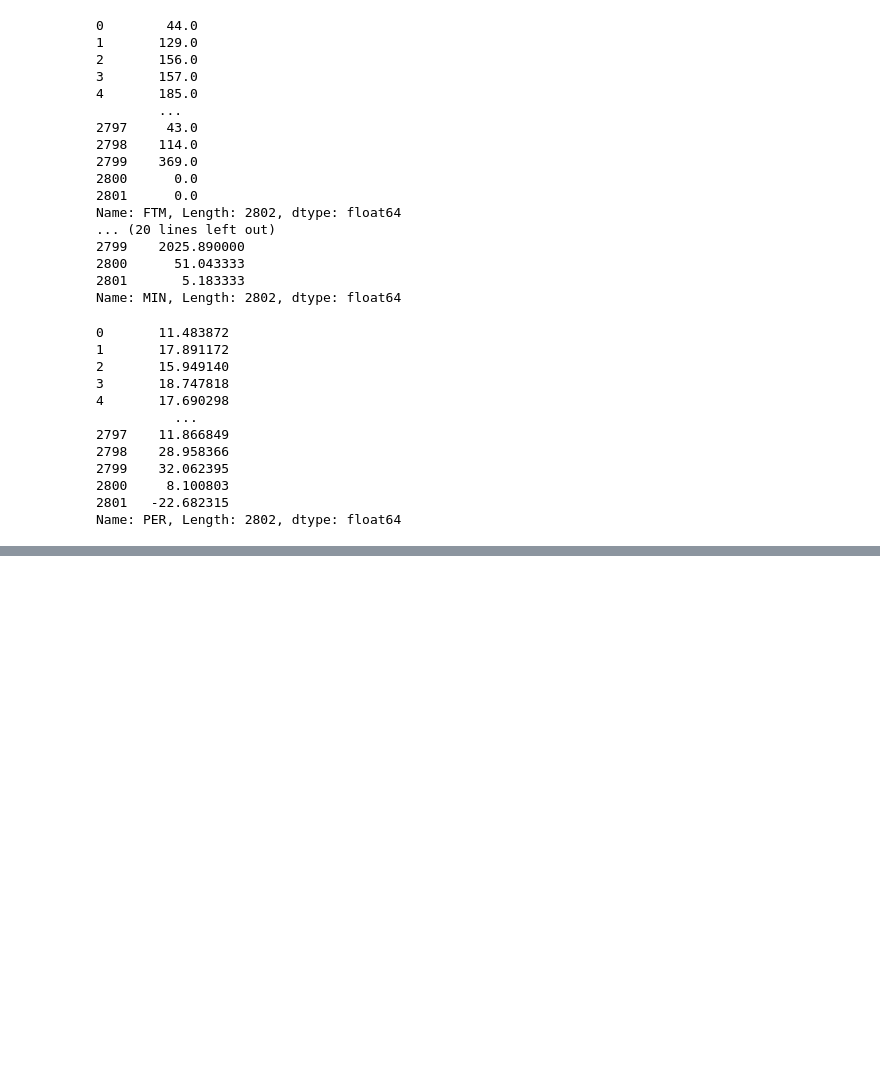
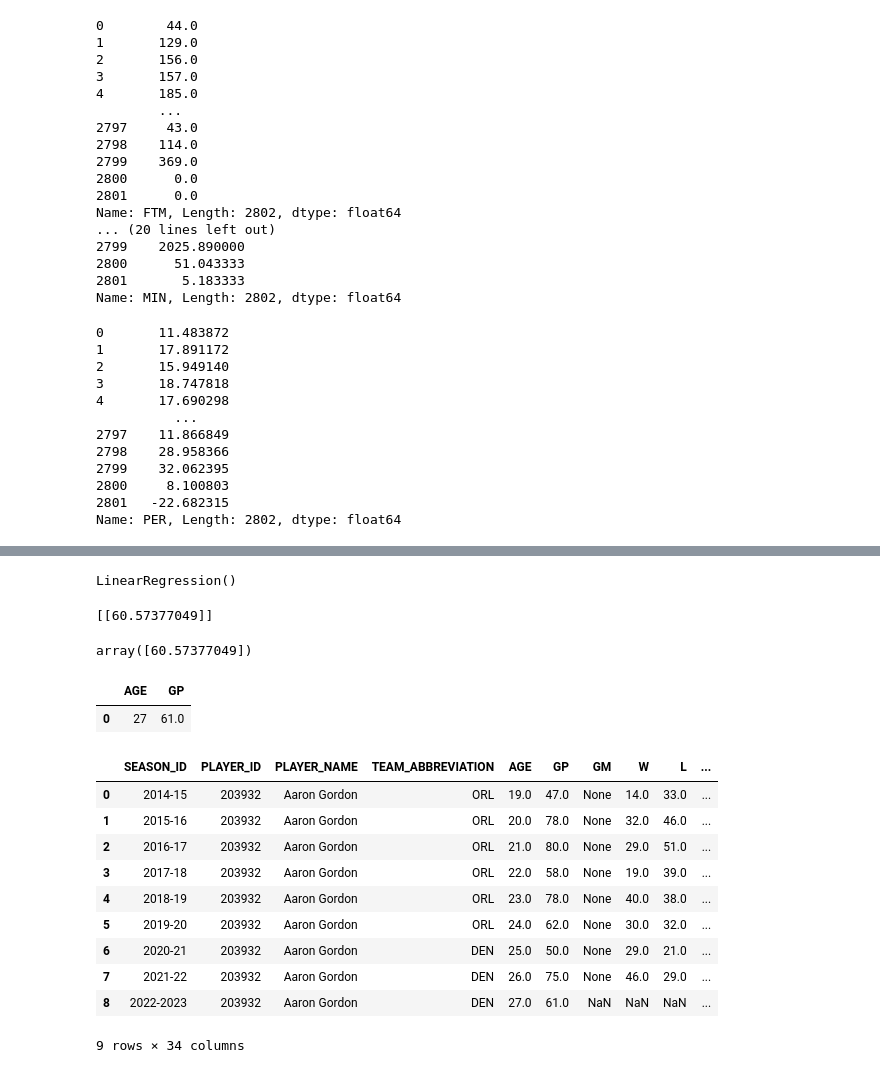
Before and after one commit to jeevanp03/nba_project, a Jupyter notebook: nba_manipulation/ML_1.ipynb, the cells around one changed output, grey strips where cells are left out. Drawn from its saved outputs; the diff is of its cells as text; code cells hidden in the pictures; blank space fills up the shorter version.

```diff
--- a/nba_manipulation/ML_1.ipynb
+++ b/nba_manipulation/ML_1.ipynb
@@ -185,0 +248,40 @@ from sklearn.metrics import mean_squared_error
+# %%
+ml=LinearRegression()
+ml.fit(x_train,y_train)
+# %% [output]
+LinearRegression()
+# %%
+y_pred=ml.predict(x_test)
+print(y_pred)
+# %% [output]
+[[60.57377049]]
+# %%
+y_pred = y_pred.flatten()
+
+y_pred
+# %% [output]
+array([60.57377049])
+# %%
+pred_y_df = pd.DataFrame({"AGE":27, 'GP':y_pred})
+pred_y_df['GP']= pred_y_df['GP'].round(decimals = 0)
+pred_y_df
+# %% [output]
+|  | AGE | GP |
+| 0 | 27 | 61.0 |
+# %%
+gp = pred_y_df["GP"].tolist()
+# %%
+filter_data.iloc[8,5] = gp
+filter_data
+# %% [output]
+|  | SEASON_ID | PLAYER_ID | PLAYER_NAME | TEAM_ABBREVIATION | AGE | GP | GM | W | L | ... |
+| 0 | 2014-15 | 203932 | Aaron Gordon | ORL | 19.0 | 47.0 | None | 14.0 | 33.0 | ... |
+| 1 | 2015-16 | 203932 | Aaron Gordon | ORL | 20.0 | 78.0 | None | 32.0 | 46.0 | ... |
+| 2 | 2016-17 | 203932 | Aaron Gordon | ORL | 21.0 | 80.0 | None | 29.0 | 51.0 | ... |
+| 3 | 2017-18 | 203932 | Aaron Gordon | ORL | 22.0 | 58.0 | None | 19.0 | 39.0 | ... |
+| 4 | 2018-19 | 203932 | Aaron Gordon | ORL | 23.0 | 78.0 | None | 40.0 | 38.0 | ... |
+| 5 | 2019-20 | 203932 | Aaron Gordon | ORL | 24.0 | 62.0 | None | 30.0 | 32.0 | ... |
+| 6 | 2020-21 | 203932 | Aaron Gordon | DEN | 25.0 | 50.0 | None | 29.0 | 21.0 | ... |
+| 7 | 2021-22 | 203932 | Aaron Gordon | DEN | 26.0 | 75.0 | None | 46.0 | 29.0 | ... |
+| 8 | 2022-2023 | 203932 | Aaron Gordon | DEN | 27.0 | 61.0 | NaN | NaN | NaN | ... |
+9 rows × 34 columns
```
Also changed, not shown: parts of 18 cells of this notebook, 6 other files.
